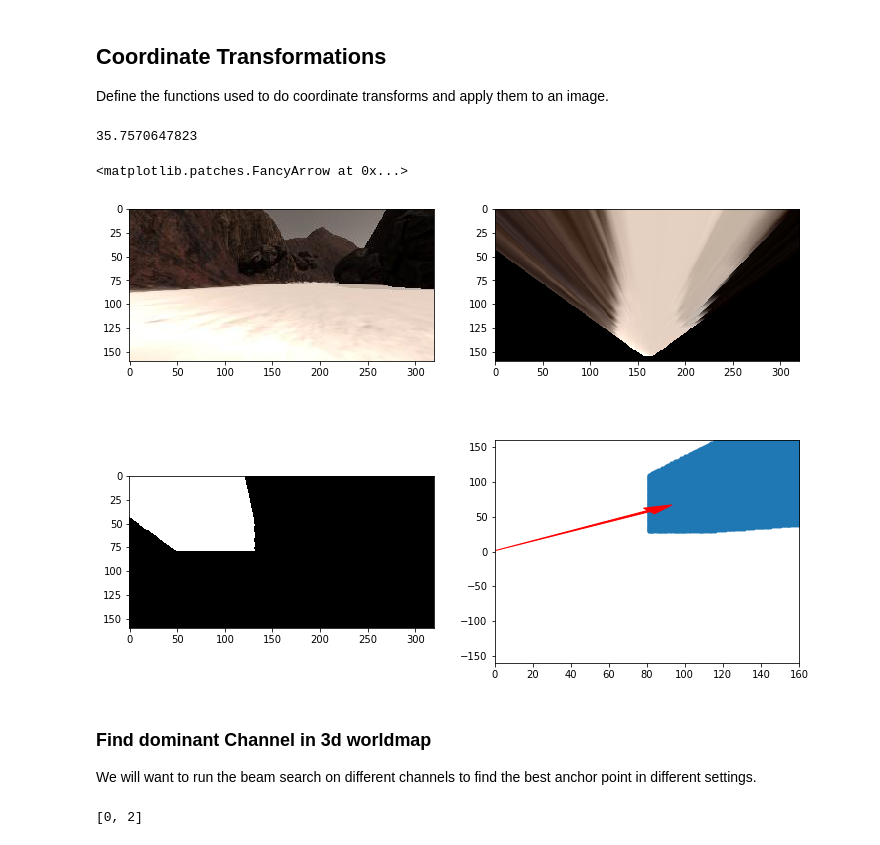
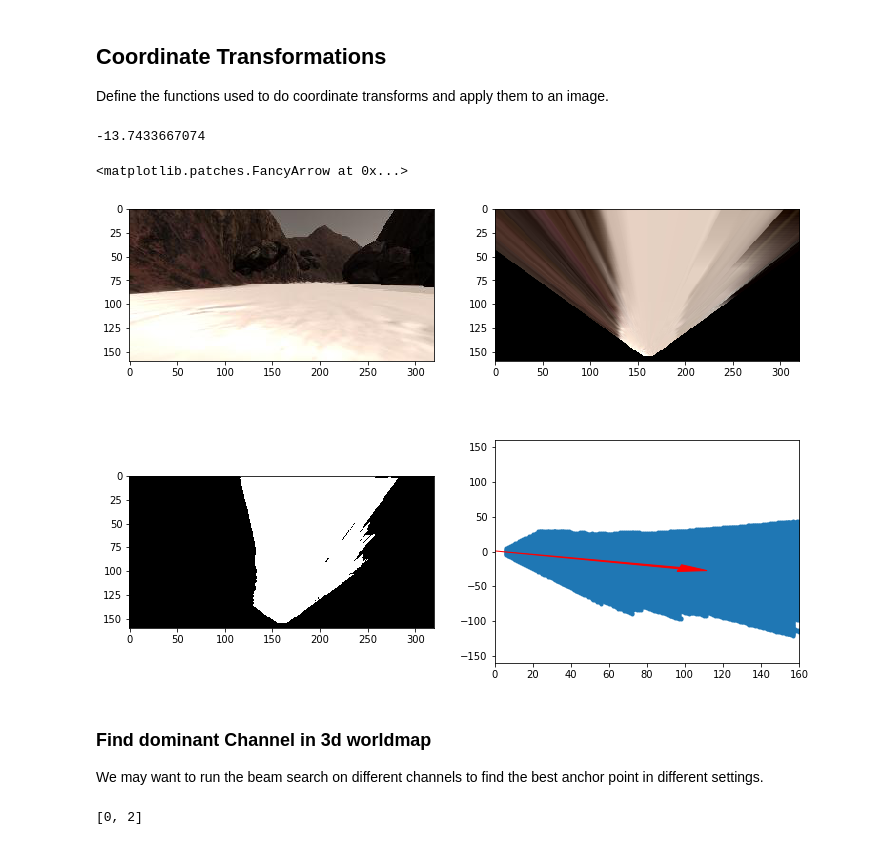
Before and after one commit to ndilsou/RoboND-Rover-Project, a Jupyter notebook: code/Rover_Project_Test_Notebook.ipynb, the cells around one changed output. Cells and saved outputs as stored; diff of their text form; code cells hidden in the pictures.

Commit message:
Clean up of notebook. Use average wall point to build beam angle. Massive improvement in performance from this.

```diff
--- a/code/Rover_Project_Test_Notebook.ipynb
+++ b/code/Rover_Project_Test_Notebook.ipynb
@@ -224,7 +212,5 @@ plt.imshow(blurred_rock, cmap="gray")
 # %%
-binary_rock = rock_filter(image, ksize=(9,9), sigmaX=10)
-# gray_rock = cv2.cvtColor(tresh_rock, cv2.COLOR_RGB2GRAY)
-# th, binary_rock = cv2.threshold(gray_rock, 0, 255, cv2.THRESH_BINARY)
+binary_rock = rock_filter(rock_img2, ksize=(9,9), sigmaX=10)
 plt.imshow(binary_rock, cmap="gray")
 # %% [output]
 <matplotlib.image.AxesImage at 0x...>
@@ -310,6 +296,9 @@ def pix_to_world(xpix, ypix, xpos, ypos, yaw, world_size, scale):
 
 
 def world_to_pix(x_pix_world, y_pix_world, xpos, ypos, yaw,  scale):
+    """
+    Reverse the conversion from rover to coordinate frame.
+    """
     # Apply translation
     xworld_tran, yworld_tran = translate_pix(x_pix_world, y_pix_world, -ypos * scale, -xpos * scale, 1/scale)
     # Apply rotation
@@ -328,42 +317,41 @@ def deg_to_rad(degree):
 def rad_to_deg(radian):
     return radian * 180 / np.pi
 
 # Grab another random image
 idx = np.random.randint(0, len(img_list)-1)
 image = mpimg.imread(img_list[idx])
 warped = perspect_transform(image, source, destination)
-threshed = color_thresh(warped, invert=True)
-threshed[:,160:] = 0
-threshed[80:,:] = 0
+threshed = color_thresh(warped)
+
 # Calculate pixel values in rover-centric coords and distance/angle to all pixels
 xpix, ypix = rover_coords(threshed)
 dist, angles = to_polar_coords(xpix, ypix)
 mean_dir = np.mean(angles)
 print(rad_to_deg(mean_dir))
 # Do some plotting
 fig = plt.figure(figsize=(12,9))
 plt.subplot(221)
 plt.imshow(image)
 plt.subplot(222)
 plt.imshow(warped)
 plt.subplot(223)
 plt.imshow(threshed, cmap='gray')
 plt.subplot(224)
 plt.plot(xpix, ypix, '.')
 plt.ylim(-160, 160)
 plt.xlim(0, 160)
 arrow_length = 100
 x_arrow = arrow_length * np.cos(mean_dir)
 y_arrow = arrow_length * np.sin(mean_dir)
 plt.arrow(0, 0, x_arrow, y_arrow, color='red', zorder=2, head_width=10, width=2)
 # %% [output]
-35.7570647823
+-13.7433667074
 <matplotlib.patches.FancyArrow at 0x...>
-[figure, old version]
+[figure, new version]
 # %% [markdown]
 ### Find dominant Channel in 3d worldmap
 
-We will want to run the beam search on different channels
+We may want to run the beam search on different channels
 to find the best anchor point in different settings.
 # %%
 channels = [0, 1, 2]
```
Also changed, not shown: parts of 43 cells of this notebook, 6 other files.
